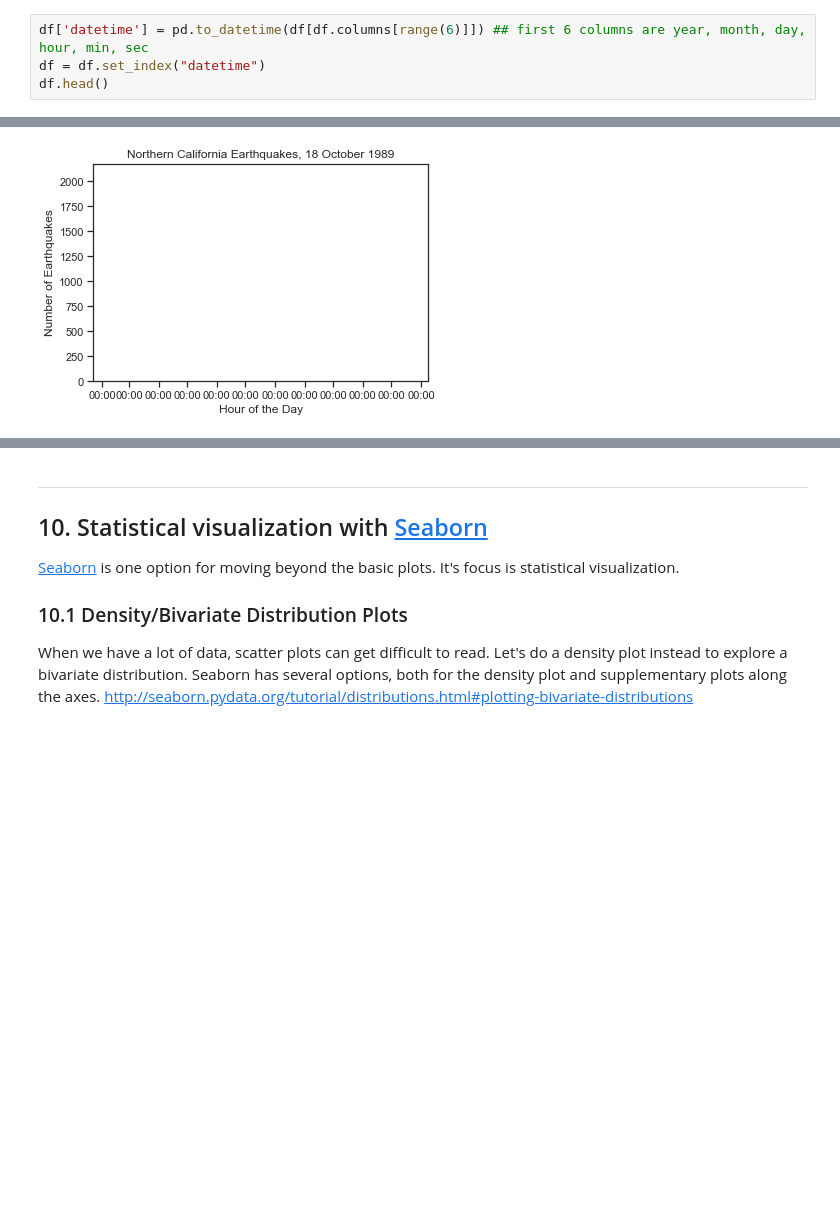
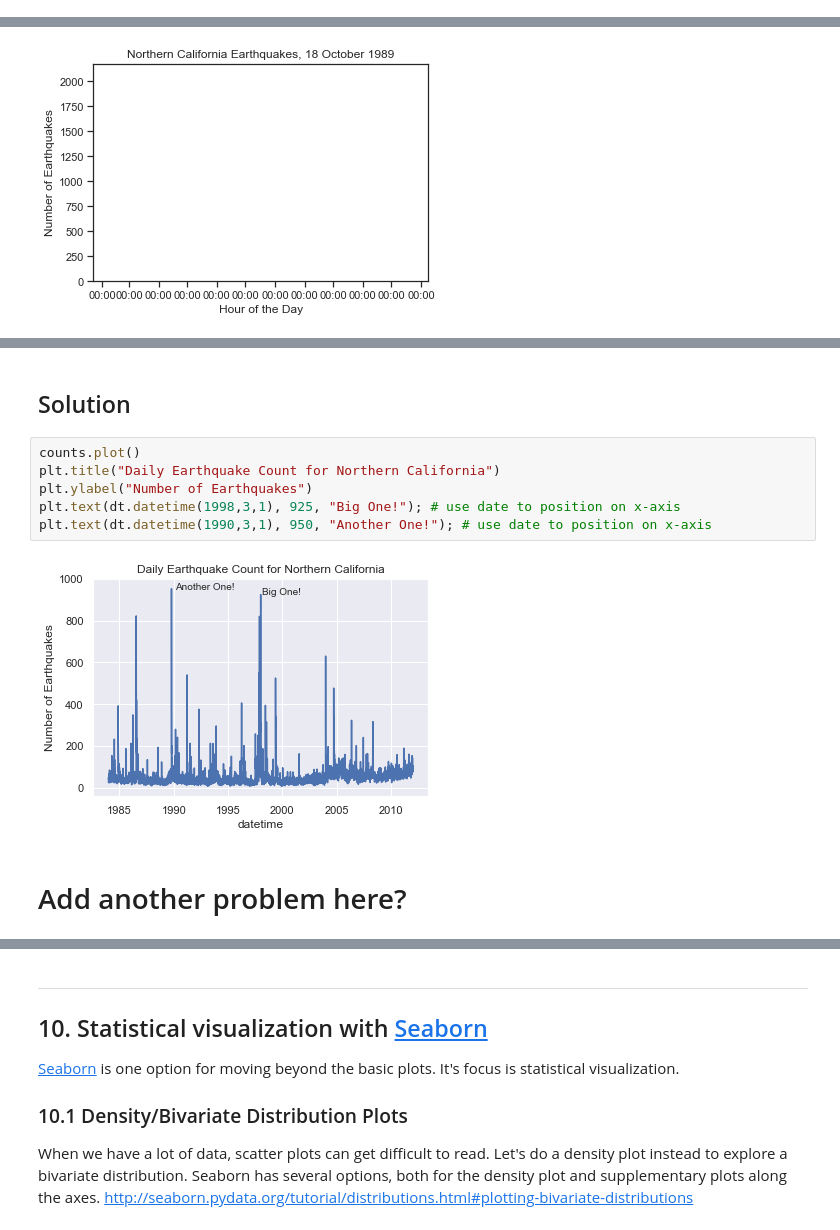
Before and after one commit to nuitrcs/pythonvisualization, a Jupyter notebook: plotting.ipynb, the cells around one changed output, grey strips where cells are left out. Saved outputs shown, nothing was run; the diff lists cells and outputs as text; blank space fills up the shorter version.

```diff
--- a/plotting.ipynb
+++ b/plotting.ipynb
@@ -766,4 +764,0 @@ We'll use the same earthquake data but as noted it's rather large.  Instead we c
-# %%
-df['datetime'] = pd.to_datetime(df[df.columns[range(6)]]) ## first 6 columns are year, month, day, hour, min, sec
-df = df.set_index("datetime")
-df.head()
@@ -1145,0 +1049,12 @@ plt.savefig("plot1.pdf") # save the plot too
+# %% [markdown]
+## Solution
+# %%
+counts.plot()
+plt.title("Daily Earthquake Count for Northern California")
+plt.ylabel("Number of Earthquakes")
+plt.text(dt.datetime(1998,3,1), 925, "Big One!"); # use date to position on x-axis
+plt.text(dt.datetime(1990,3,1), 950, "Another One!"); # use date to position on x-axis
+# %% [output]
+[figure, added]
+# %% [markdown]
+# Add another problem here?
```
Also changed, not shown: parts of 52 cells of this notebook.
